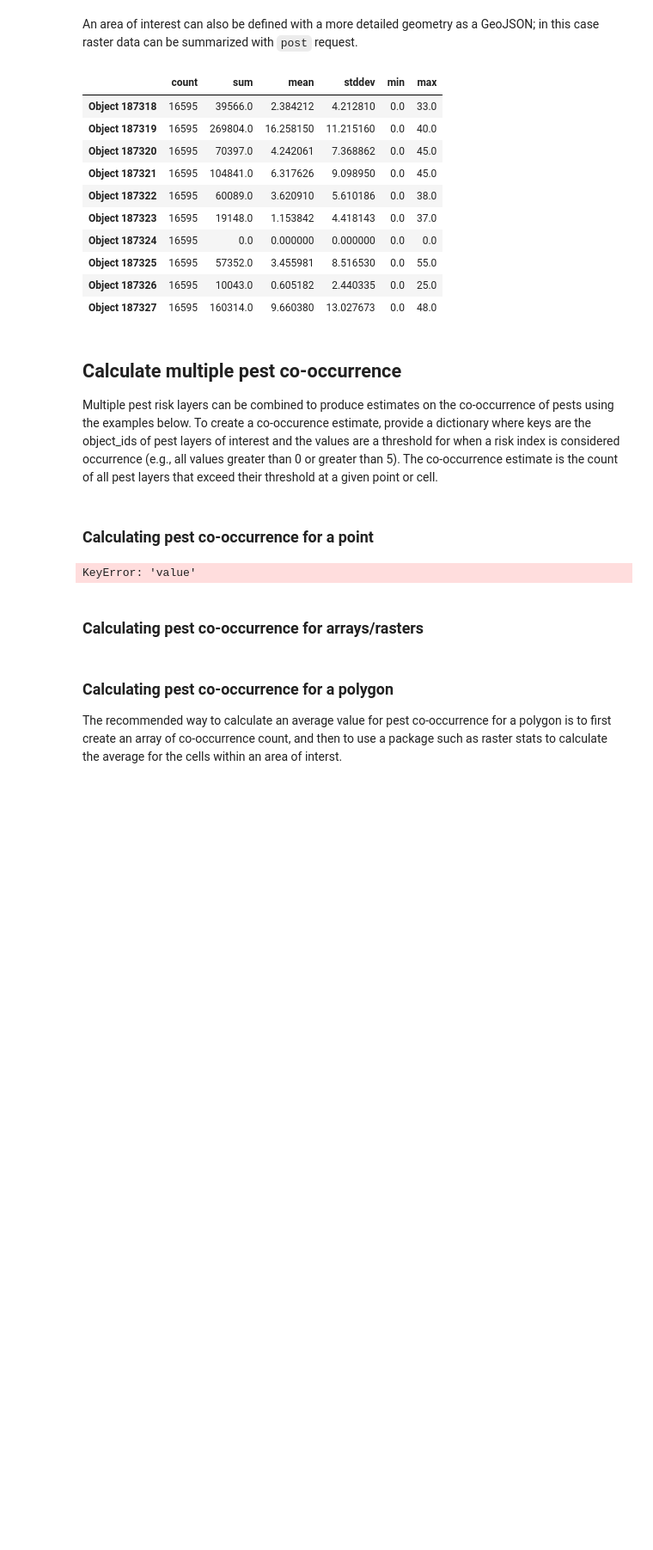
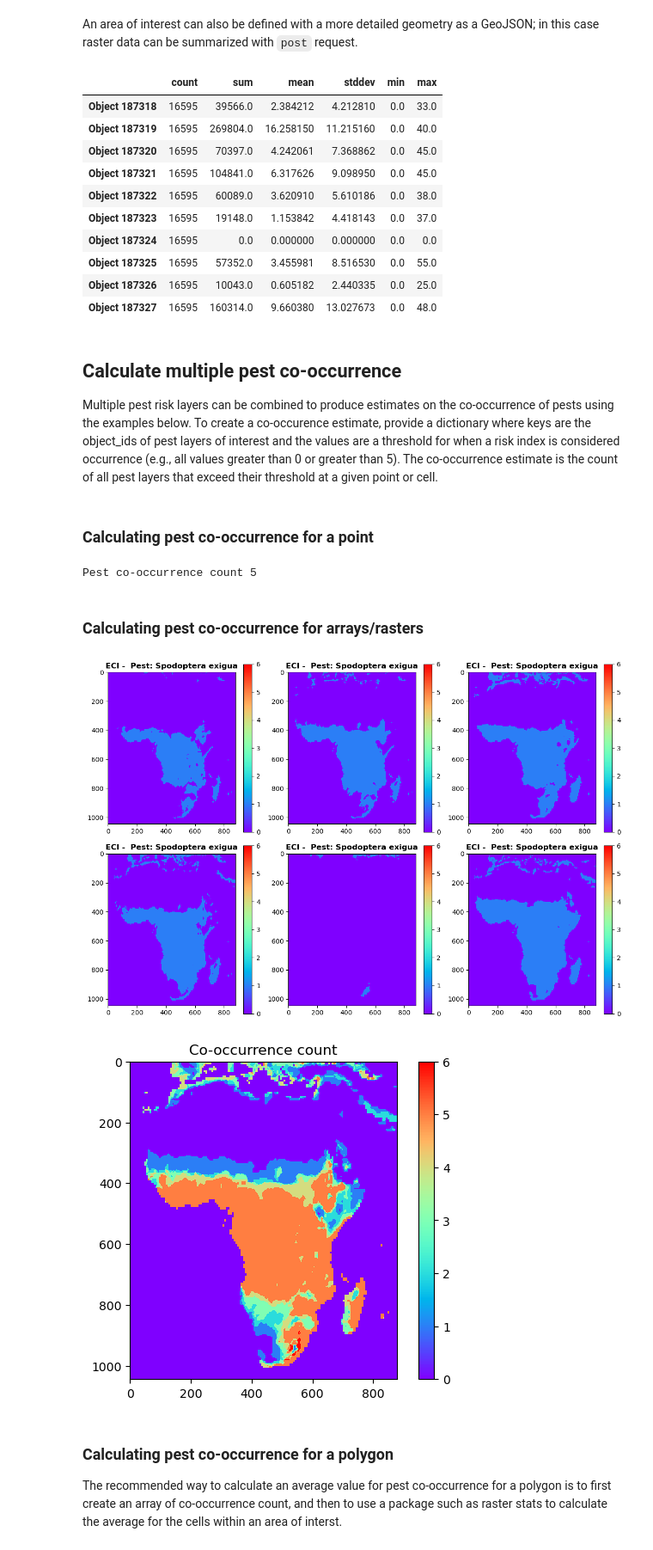
Before and after one commit to GEMS-UMN/Exchange-Notebooks, a Jupyter notebook: pest/pest_risk_tutotial.ipynb, the cells around one changed output. Shown at 86% size. Saved outputs shown, nothing was run; the diff lists cells and outputs as text; code cells hidden in the pictures; blank space fills up the shorter version.

Commit message:
modified pest risk tutorial

```diff
--- a/pest/pest_risk_tutotial.ipynb
+++ b/pest/pest_risk_tutotial.ipynb
@@ -232,12 +231,12 @@ Multiple pest risk layers can be combined to produce estimates on the co-occurre
 # Key values are threshold for what level of risk index is considered occurrence,
 # and is defined by the user. Common values are 0 or 5.
 pest_threshold = {
-    1: 5,
-    3: 5,
-    4: 0,
-    15: 20,
-    20: 5,
-    21: 0
+    187318: 5,
+    187320: 5,
+    187321: 0,
+    187332: 20,
+    187337: 5,
+    187339: 0
 }
 
 # Point of interest
@@ -255,7 +254,7 @@ for object_id in pest_threshold.keys():
         co_occurrence += 1  # If the value for a pest risk index is greater than the threshold defined for it, add one.
 print('Pest co-occurrence count', co_occurrence)
 # %% [output]
-KeyError: 'value'
+Pest co-occurrence count 5
 # %% [markdown]
 ### Calculating pest co-occurrence for arrays/rasters
 # %%
@@ -266,12 +265,12 @@ params = {"bbox": "-22,-38,60,42"}
 # Key values are threshold for what level of risk index is considered occurrence,
 # and is defined by the user. Common values are 0 or 5.
 pest_threshold = {
-    1: 5,
-    3: 5,
-    4: 0,
-    15: 20,
-    20: 5,
-    21: 0
+    187318: 5,
+    187320: 5,
+    187321: 0,
+    187332: 20,
+    187337: 5,
+    187339: 0
 }
 
 # Initialize an array to store occurrence counts
@@ -283,40 +282,39 @@ axes = []
 fig = plt.figure(figsize=(12, 8))
 
 for index, object_id in zip(range(rows*cols), pest_threshold.keys()):
-    res = s.get(pest_url + f"/senay-eci/object/{object_id}")
-    layer_id = res.json()["layer"]
-    res = s.get(pest_url + f"/senay-eci/layer/{layer_id}")
-    meta = res.json()["description"].split(".")[1]
     res = s.get(pest_url + f"/senay-eci/object/{object_id}/raster", params=params)
     raster = res.content
     with rasterio.MemoryFile(raster) as memfile:
         with memfile.open() as dataset:
             data = dataset.read(1)
             data = data.astype("float32")
             data[data == dataset.nodata] = np.nan
 
             # Create a new array where the values that are greater than the threshold are set to 1 and all others 0.
             binary_array = np.where(data > pest_threshold[object_id], 1, 0)
             # Add the binary array to the occurrence count array
             occurrence_count_array = occurrence_count_array + binary_array
 
             axes.append(fig.add_subplot(rows, cols, index+1))
             subplot_title = f"ECI - {meta}"
             axes[-1].set_title(subplot_title, weight="bold")
             plt.imshow(binary_array, interpolation="none", cmap="rainbow")
             plt.clim(0, 6)
             plt.colorbar()
             plt.tight_layout()
 
 # Display the binary occurrence maps
 plt.show()
 
 # Display the co-occurrence count map
 plt.imshow(occurrence_count_array, interpolation="none", cmap="rainbow")
 plt.clim(0, 6)
 plt.colorbar()
 plt.title('Co-occurrence count')
 plt.show()
+# %% [output]
+[figure, added]
+[figure, added]
 # %% [markdown]
 ### Calculating pest co-occurrence for a polygon
 The recommended way to calculate an average value for pest co-occurrence for a polygon is to first create an array of co-occurrence count, and then to use a package such as raster stats to calculate the average for the cells within an area of interst.
```
Also changed, not shown: parts of 2 cells of this notebook.
